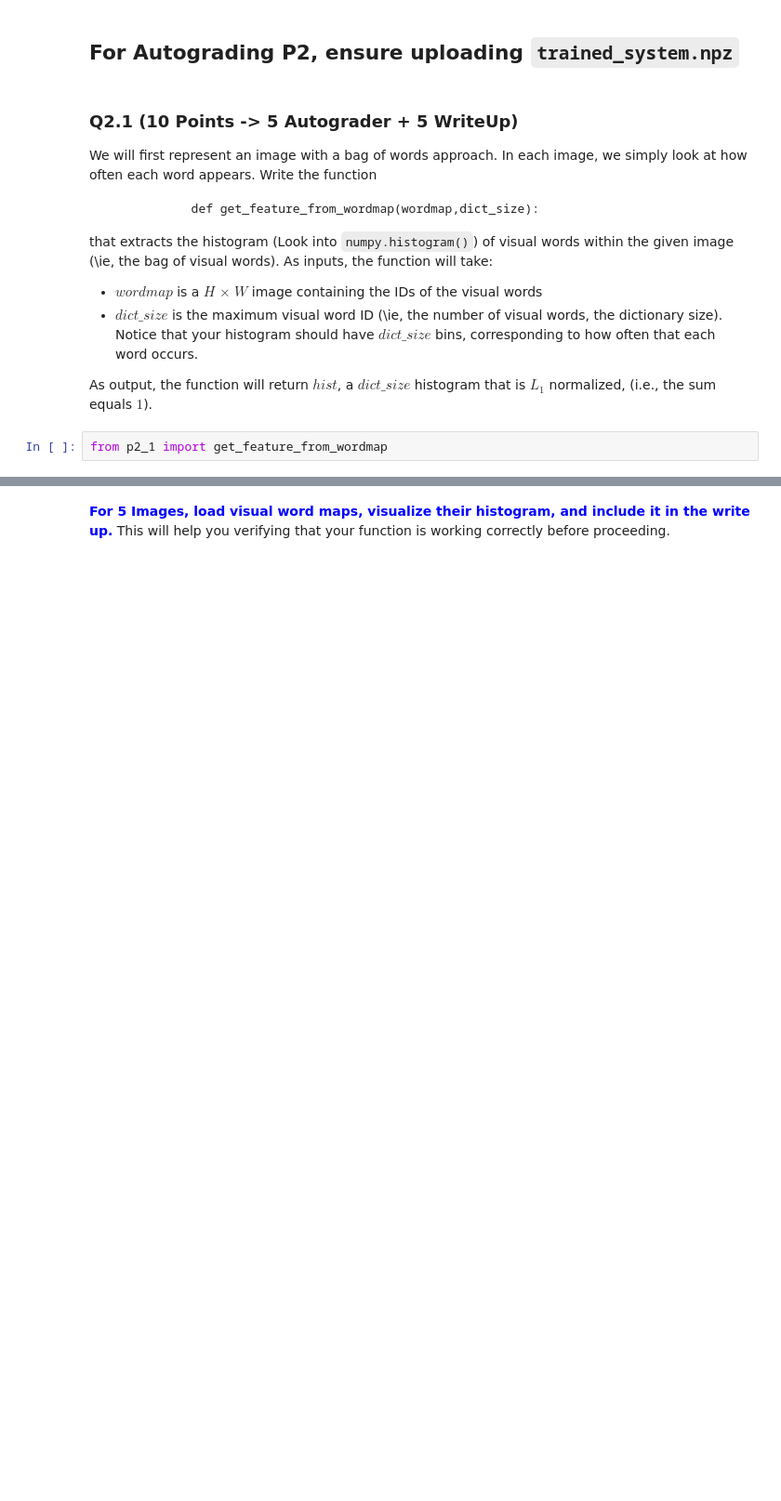
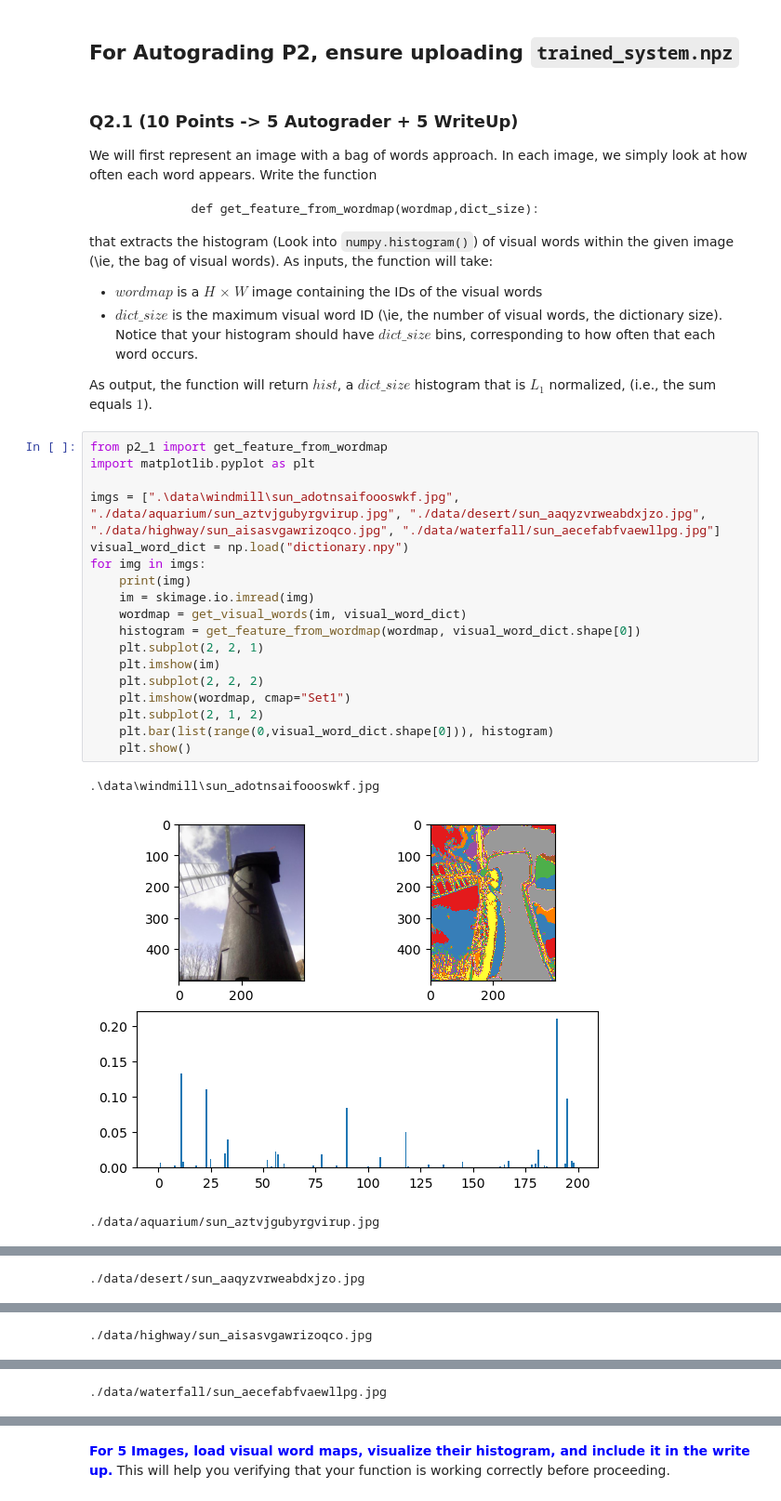
Before and after one commit to klammecr/16720-ComputerVision, a Jupyter notebook: hw2_v2/p2.ipynb, the cells around one changed output, grey strips where cells are left out. Shown at 93% size. Drawn from its saved outputs; the diff is of its cells as text; blank space fills up the shorter version.

```diff
--- a/hw2_v2/p2.ipynb
+++ b/hw2_v2/p2.ipynb
@@ -60,3 +60,23 @@ As inputs, the function will take:
 As output, the function will return $hist$, a $dict\_size$ histogram that is $L_1$ normalized, (i.e., the sum equals $1$).
 # %%
 from p2_1 import get_feature_from_wordmap
+import matplotlib.pyplot as plt
+
+imgs = [".\data\windmill\sun_adotnsaifoooswkf.jpg", "./data/aquarium/sun_aztvjgubyrgvirup.jpg", "./data/desert/sun_aaqyzvrweabdxjzo.jpg", "./data/highway/sun_aisasvgawrizoqco.jpg", "./data/waterfall/sun_aecefabfvaewllpg.jpg"]
+visual_word_dict = np.load("dictionary.npy")
+for img in imgs:
+    print(img)
+    im = skimage.io.imread(img)
+    wordmap = get_visual_words(im, visual_word_dict)
+    histogram = get_feature_from_wordmap(wordmap, visual_word_dict.shape[0])
+    plt.subplot(2, 2, 1)
+    plt.imshow(im)
+    plt.subplot(2, 2, 2)
+    plt.imshow(wordmap, cmap="Set1")
+    plt.subplot(2, 1, 2)
+    plt.bar(list(range(0,visual_word_dict.shape[0])), histogram)
+    plt.show()
+# %% [output]
+.\data\windmill\sun_adotnsaifoooswkf.jpg
+[figure, added]
+./data/aquarium/sun_aztvjgubyrgvirup.jpg
@@ -62,0 +84 @@ from p2_1 import get_feature_from_wordmap
+./data/desert/sun_aaqyzvrweabdxjzo.jpg
@@ -62,0 +86 @@ from p2_1 import get_feature_from_wordmap
+./data/highway/sun_aisasvgawrizoqco.jpg
@@ -62,0 +88 @@ from p2_1 import get_feature_from_wordmap
+./data/waterfall/sun_aecefabfvaewllpg.jpg
```
Also changed, not shown: parts of 1 cell of this notebook, 34 other files.
